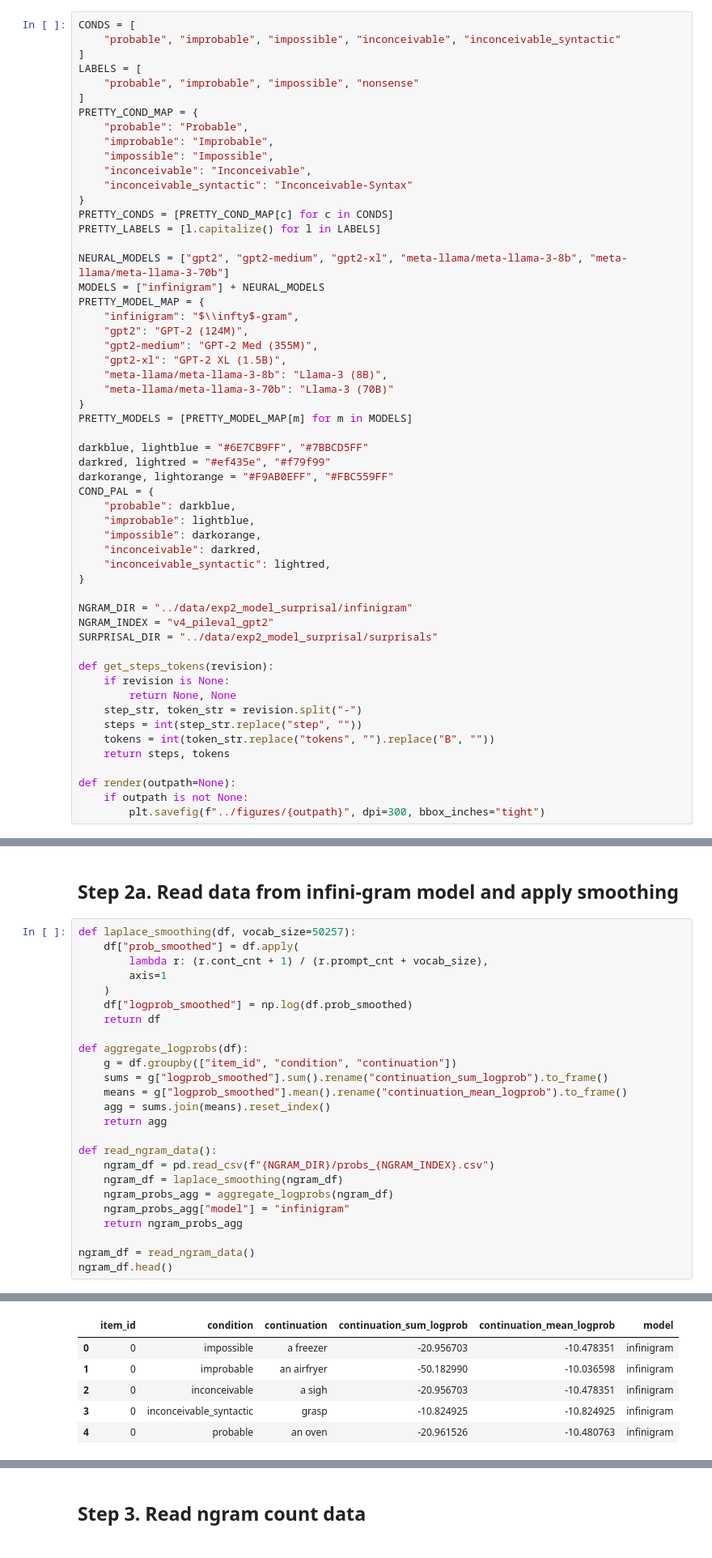
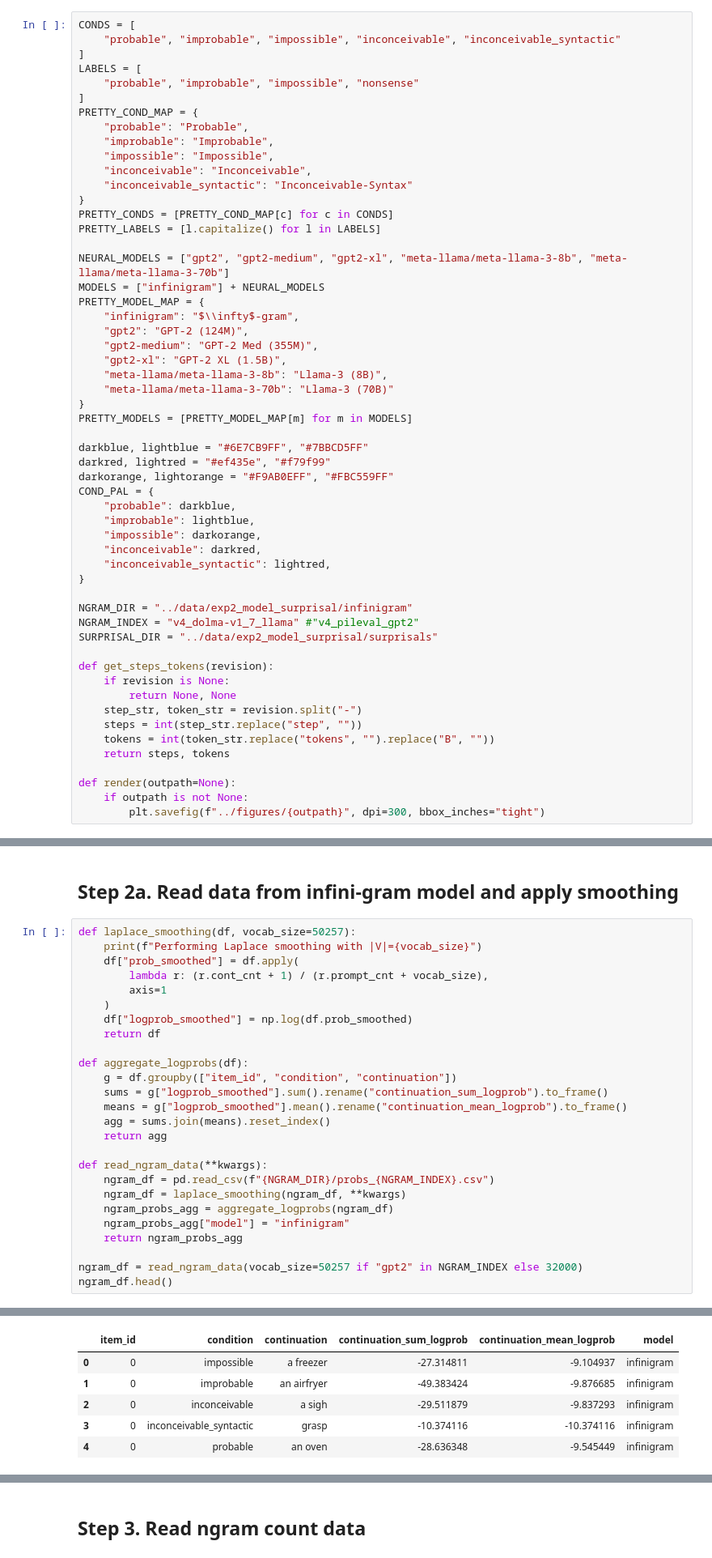
Before and after one commit to jennhu/shades-of-zero, a Jupyter notebook: analysis/figures.ipynb, the cells around one changed output, grey strips where cells are left out. Shown: that part at 81% size. Cells and saved outputs as stored; diff of their text form.

```diff
--- a/analysis/figures.ipynb
+++ b/analysis/figures.ipynb
@@ -52,7 +52,7 @@ COND_PAL = {
 }
 
 NGRAM_DIR = "../data/exp2_model_surprisal/infinigram"
-NGRAM_INDEX = "v4_pileval_gpt2"
+NGRAM_INDEX = "v4_dolma-v1_7_llama" #"v4_pileval_gpt2"
 SURPRISAL_DIR = "../data/exp2_model_surprisal/surprisals"
 
 def get_steps_tokens(revision):
@@ -190,6 +190,7 @@ model_df.head()
 ## Step 2a. Read data from infini-gram model and apply smoothing
 # %%
 def laplace_smoothing(df, vocab_size=50257):
+    print(f"Performing Laplace smoothing with |V|={vocab_size}")
     df["prob_smoothed"] = df.apply(
         lambda r: (r.cont_cnt + 1) / (r.prompt_cnt + vocab_size),
         axis=1
@@ -204,13 +205,13 @@ def aggregate_logprobs(df):
     agg = sums.join(means).reset_index()
     return agg
 
-def read_ngram_data():
+def read_ngram_data(**kwargs):
     ngram_df = pd.read_csv(f"{NGRAM_DIR}/probs_{NGRAM_INDEX}.csv")
-    ngram_df = laplace_smoothing(ngram_df)
+    ngram_df = laplace_smoothing(ngram_df, **kwargs)
     ngram_probs_agg = aggregate_logprobs(ngram_df)
     ngram_probs_agg["model"] = "infinigram"
     return ngram_probs_agg
 
-ngram_df = read_ngram_data()
+ngram_df = read_ngram_data(vocab_size=50257 if "gpt2" in NGRAM_INDEX else 32000)
 ngram_df.head()
 # %% [output]
@@ -217,9 +219,9 @@ ngram_df.head()
 |  | item_id | condition | continuation | continuation_sum_logprob | continuation_mean_logprob | model |
-| 0 | 0 | impossible | a freezer | -20.956703 | -10.478351 | infinigram |
-| 1 | 0 | improbable | an airfryer | -50.182990 | -10.036598 | infinigram |
-| 2 | 0 | inconceivable | a sigh | -20.956703 | -10.478351 | infinigram |
-| 3 | 0 | inconceivable_syntactic | grasp | -10.824925 | -10.824925 | infinigram |
-| 4 | 0 | probable | an oven | -20.961526 | -10.480763 | infinigram |
+| 0 | 0 | impossible | a freezer | -27.314811 | -9.104937 | infinigram |
+| 1 | 0 | improbable | an airfryer | -49.383424 | -9.876685 | infinigram |
+| 2 | 0 | inconceivable | a sigh | -29.511879 | -9.837293 | infinigram |
+| 3 | 0 | inconceivable_syntactic | grasp | -10.374116 | -10.374116 | infinigram |
+| 4 | 0 | probable | an oven | -28.636348 | -9.545449 | infinigram |
 # %%
 # Combine neural and ngram probability data.
 full_model_df = pd.concat([model_df, ngram_df]).reset_index().drop(columns=["index"])
```
Also changed, not shown: parts of 4 cells of this notebook, 4 other files.
